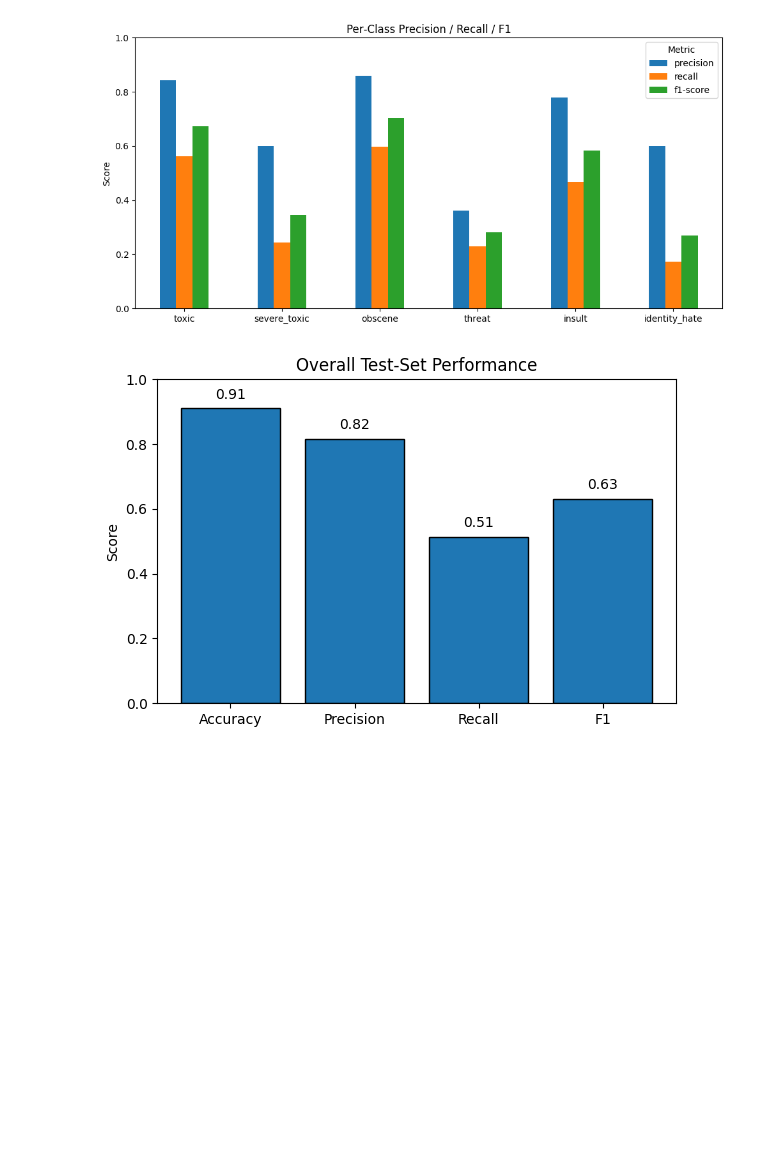
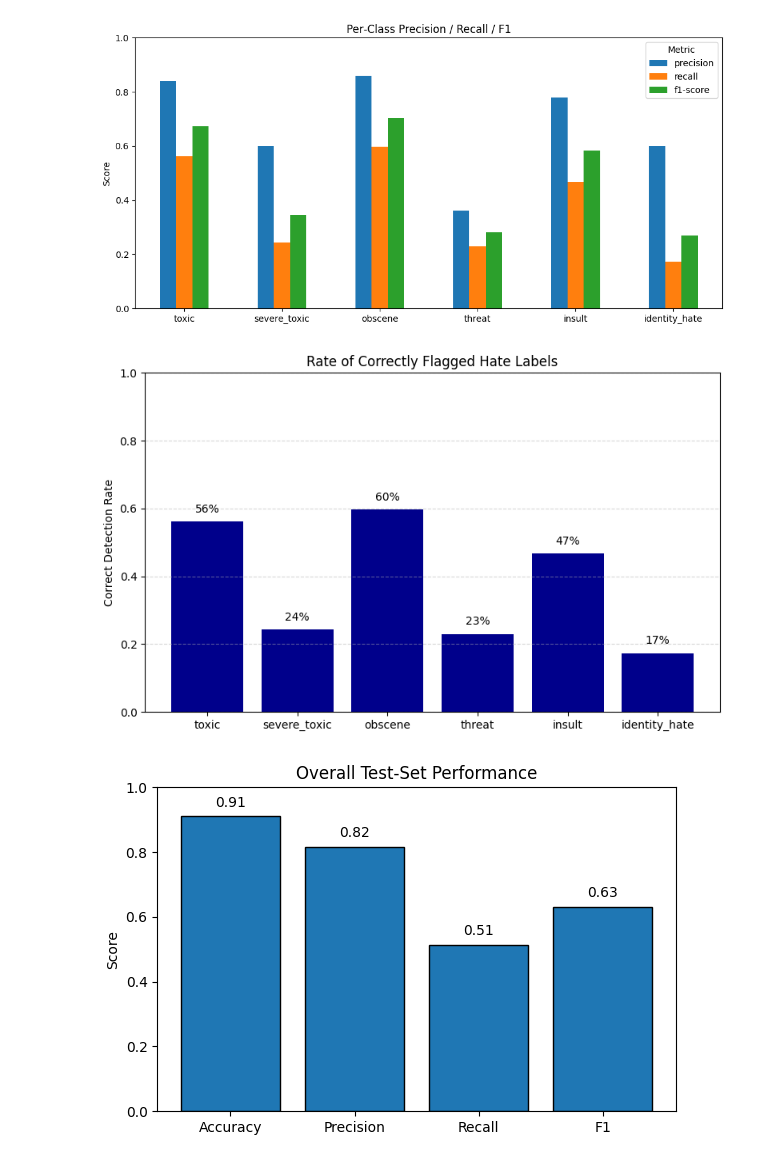
Before and after one commit to aaryavas/BERT-Toxic-Classification, a Jupyter notebook: class_bal.ipynb, the cells around one changed output. Cells and saved outputs as stored; diff of their text form; code cells hidden in the pictures; blank space fills up the shorter version.

```diff
--- a/class_bal.ipynb
+++ b/class_bal.ipynb
@@ -528,6 +477,26 @@ plt.tight_layout()
 plt.show()
 # %% [output]
 [figure]
+# %%
+
+correct_rate = df_report['recall'].values
+
+plt.figure(figsize=(8, 5))
+bars = plt.bar(target_columns, correct_rate, color='darkblue')
+
+
+for bar, score in zip(bars, correct_rate):
+    plt.text(bar.get_x() + bar.get_width()/2, score + 0.02, f"{score*100:.0f}%",
+             ha='center', va='bottom', fontsize=10)
+
+plt.ylim(0, 1)
+plt.ylabel("Correct Detection Rate")
+plt.title("Rate of Correctly Flagged Hate Labels")
+plt.grid(axis='y', linestyle='--', alpha=0.5)
+plt.tight_layout()
+plt.show()
+# %% [output]
+[figure, added]
 # %%
 
 test_metrics = {
```
Also changed, not shown: parts of 4 cells of this notebook.
